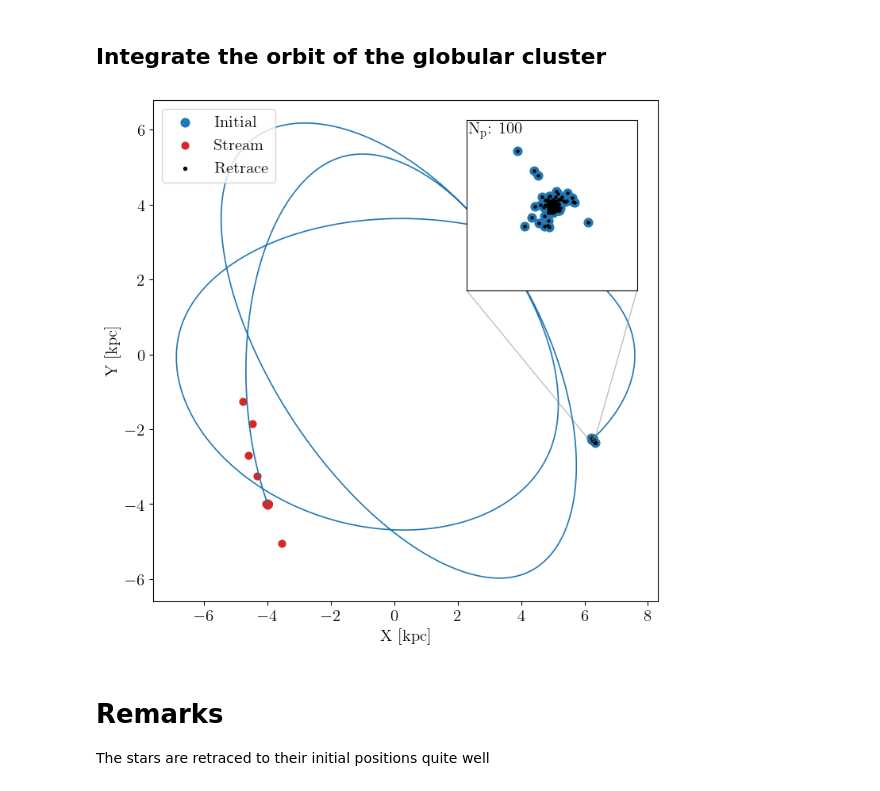
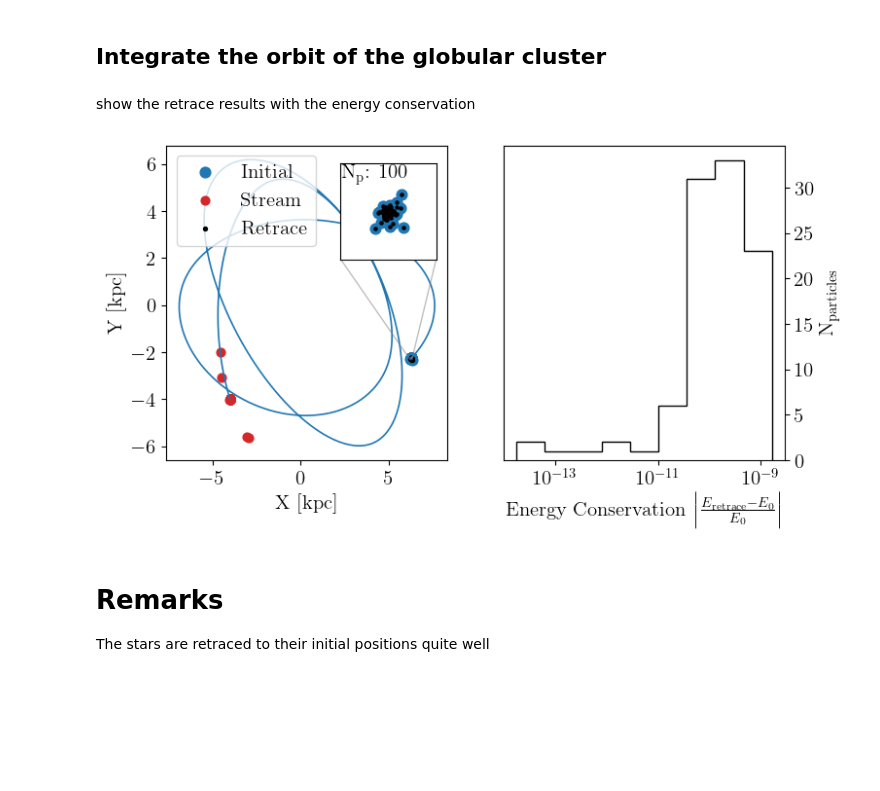
Before and after one commit to salvatore-ferrone/tstrippy, a Jupyter notebook: docs/source/reverse_integrability_stream.ipynb, the cells around one changed output. Cells and saved outputs as stored; diff of their text form; code cells hidden in the pictures; blank space fills up the shorter version.

Commit message:
added energy conservation plot

```diff
--- a/docs/source/reverse_integrability_stream.ipynb
+++ b/docs/source/reverse_integrability_stream.ipynb
@@ -489,5 +485,16 @@ def integrate_particles_in_host(
         }
     finally:
         tstrippy.integrator.deallocate()
+# %%
+def compute_energy_error(potential,params,initial,final):
+    x0,y0,z0,vx0,vy0,vz0=initial
+    xf,yf,zf,vxf,vyf,vzf=final
+    _,_,_,PHI0 = potential(params,x0,y0,z0)
+    _,_,_,PHIf = potential(params,xf,yf,zf)
+    T0 = (1/2) * (vx0**2 + vy0**2 + vz0**2)
+    Tf = (1/2) * (vxf**2 + vyf**2 + vzf**2)
+    E0 = PHI0 + T0
+    Ef = PHIf + Tf
+    return np.abs((Ef-E0) / E0)
 # %%
 def plot_stream_retrace(
@@ -693,15 +713,30 @@ zt = host_forward["z"]
 vxt = host_forward["vx"]
 vyt = host_forward["vy"]
 vzt = host_forward["vz"]
+# %% [markdown]
+show the retrace results with the energy conservation
 # %%
-# Example call with current notebook variables
+initial = [initial_stream_kinematics[0],initial_stream_kinematics[1]]
+orbit = [xt, yt]
+stream = [xf, yf]
+retrace = [x0, y0]
+final = [x0,y0,z0,vx0,vy0,vz0]
+energyerror = compute_energy_error(tstrippy.potentials.pouliasis2017pii,MWparams,initial_stream_kinematics,final)
+nbins = int(np.sqrt(energyerror.shape[0]))
+AXIS = {"xlabel": r"Energy Conservation $\left| \frac{ E_{\rm{retrace}}-E_0} { E_0} \right|$", "xscale": "log","ylabel":r"$\rm{N}_{\rm{particles}}$"}
+bins=np.logspace(np.log10(energyerror.min()), np.log10(energyerror.max()), nbins)
+
 fig, axis, axins = plot_stream_retrace(
-    xp=xp, yp=yp, xt=xt, yt=yt, xf=xf, yf=yf, x0=x0, y0=y0,
+    orbit, initial, stream, retrace,
     nparticles=cluster_num_partilces,
     nskip=100,
 )
+axis[1].hist(energyerror,bins=bins, histtype='step', color="k")
+axis[1].set(**AXIS)
+axis[1].yaxis.set_label_position("right")
+axis[1].yaxis.tick_right()
 # %% [output]
-[figure, old version]
+[figure, new version]
 # %% [markdown]
 # Remarks
 The stars are retraced to their initial positions quite well
```
Also changed, not shown: parts of 3 cells of this notebook.
